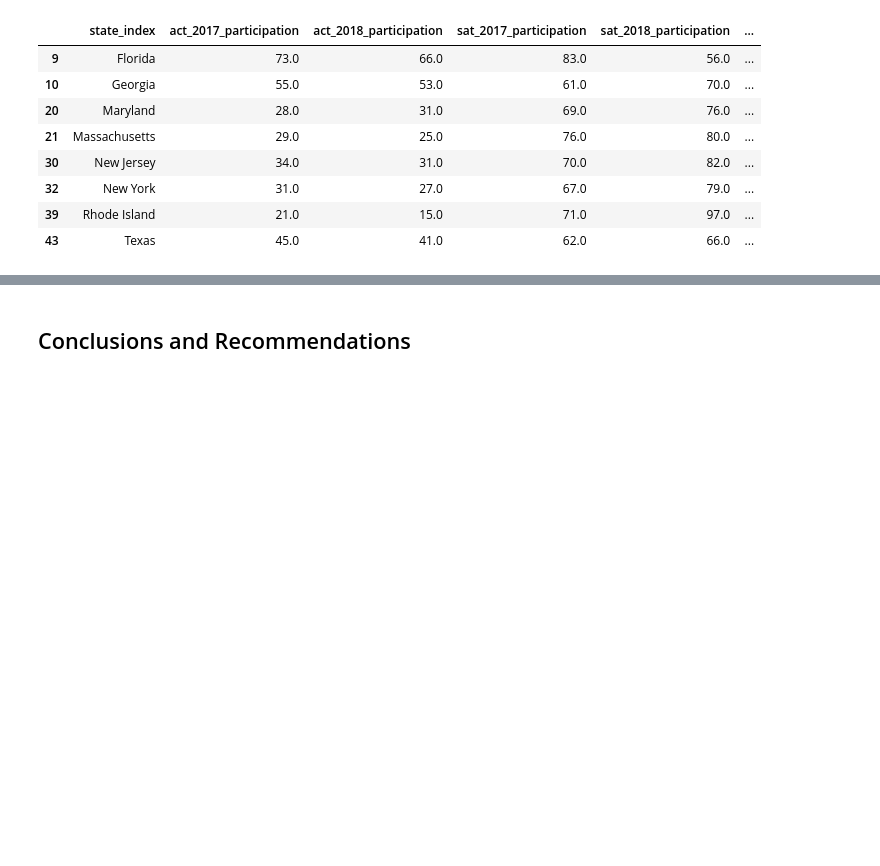
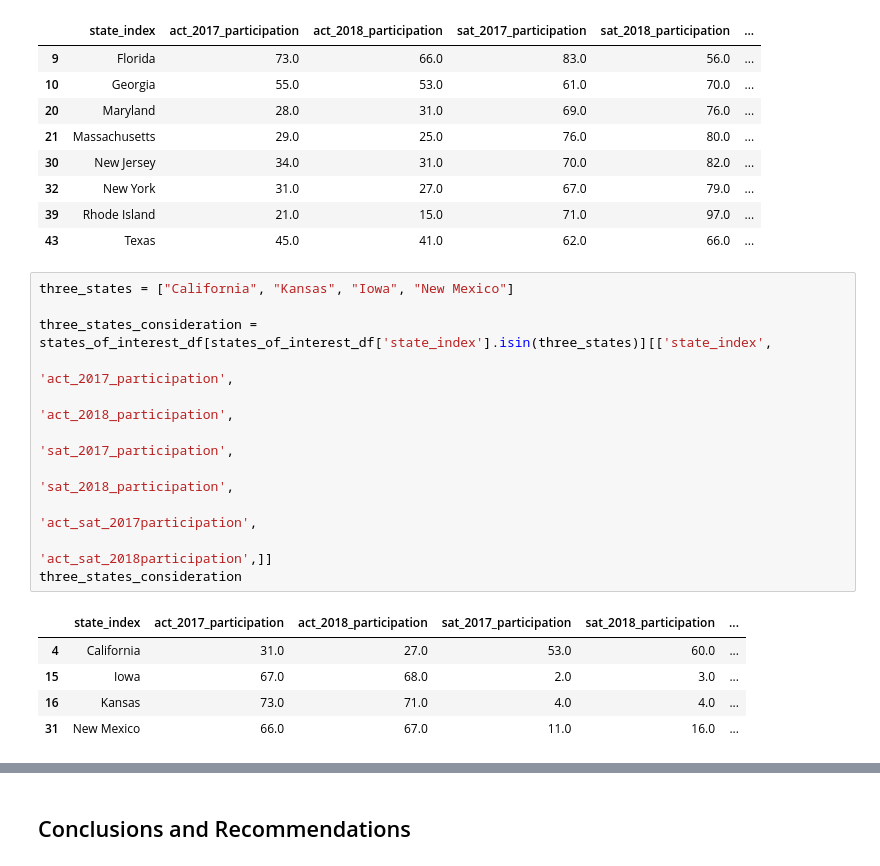
Before and after one commit to kjtorres86/dsi_projects, a Jupyter notebook: project_1/code/starter-code_updated.ipynb, the cells around one changed output, grey strips where cells are left out. Cells and saved outputs as stored; diff of their text form; blank space fills up the shorter version.

```diff
--- a/project_1/code/starter-code_updated.ipynb
+++ b/project_1/code/starter-code_updated.ipynb
@@ -1857,3 +1847,20 @@ states_of_interest_df.loc[states_of_interest_df['act_sat_2018participation']>100
 | 32 | New York | 31.0 | 27.0 | 67.0 | 79.0 | ... |
 | 39 | Rhode Island | 21.0 | 15.0 | 71.0 | 97.0 | ... |
 | 43 | Texas | 45.0 | 41.0 | 62.0 | 66.0 | ... |
+# %%
+three_states = ["California", "Kansas", "Iowa", "New Mexico"]
+
+three_states_consideration = states_of_interest_df[states_of_interest_df['state_index'].isin(three_states)][['state_index',
+                                                                                   'act_2017_participation',
+                                                                                   'act_2018_participation',
+                                                                                   'sat_2017_participation',
+                                                                                   'sat_2018_participation',
+                                                                                   'act_sat_2017participation',
+                                                                                   'act_sat_2018participation',]]
+three_states_consideration
+# %% [output]
+|  | state_index | act_2017_participation | act_2018_participation | sat_2017_participation | sat_2018_participation | ... |
+| 4 | California | 31.0 | 27.0 | 53.0 | 60.0 | ... |
+| 15 | Iowa | 67.0 | 68.0 | 2.0 | 3.0 | ... |
+| 16 | Kansas | 73.0 | 71.0 | 4.0 | 4.0 | ... |
+| 31 | New Mexico | 66.0 | 67.0 | 11.0 | 16.0 | ... |
```
Also changed, not shown: parts of 5 cells of this notebook, 1 other file.
